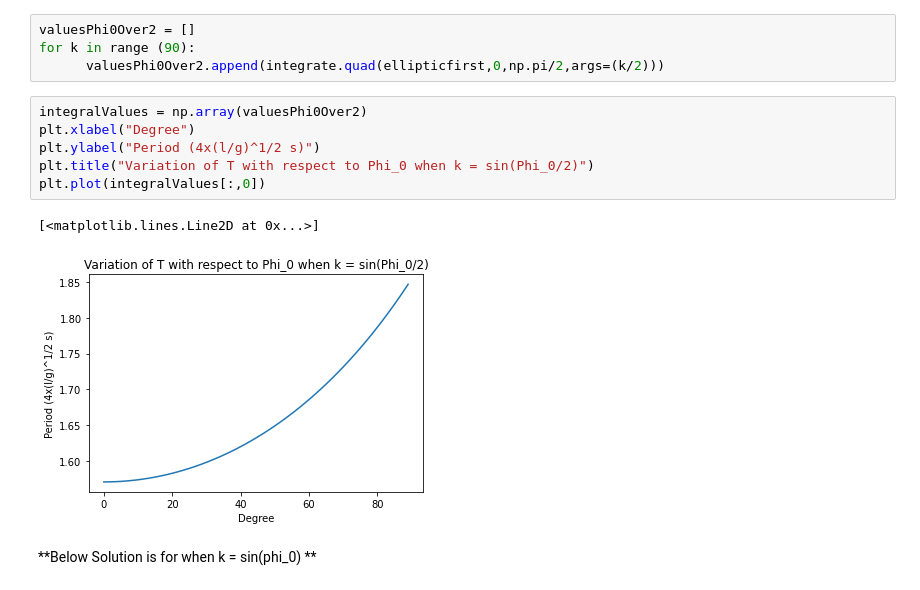
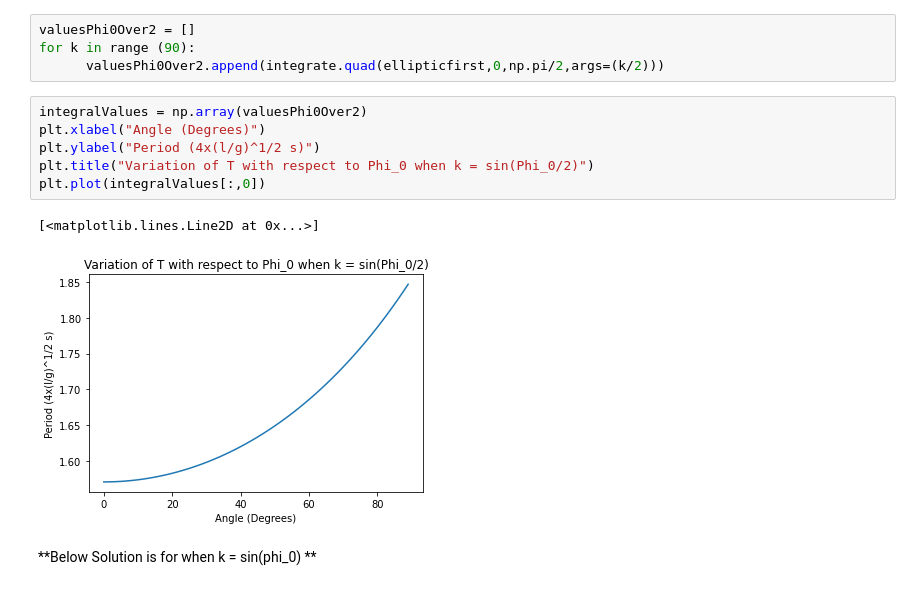
Before and after one commit to CalciumNitrade/Numerical-Solutions-of-Some-Physics-Problems, a Jupyter notebook: EllipticIntegralofFirstKind.ipynb, the cells around one changed output. Cells and saved outputs as stored; diff of their text form.

```diff
--- a/EllipticIntegralofFirstKind.ipynb
+++ b/EllipticIntegralofFirstKind.ipynb
@@ -22,13 +22,13 @@ for k in range (90):
       valuesPhi0Over2.append(integrate.quad(ellipticfirst,0,np.pi/2,args=(k/2)))
 # %%
 integralValues = np.array(valuesPhi0Over2)
-plt.xlabel("Degree")
+plt.xlabel("Angle (Degrees)")
 plt.ylabel("Period (4x(l/g)^1/2 s)")
 plt.title("Variation of T with respect to Phi_0 when k = sin(Phi_0/2)")
 plt.plot(integralValues[:,0])
 # %% [output]
 [<matplotlib.lines.Line2D at 0x...>]
-[figure, old version]
+[figure, new version]
 # %% [markdown]
 **Below Solution is for when k = sin(phi_0) **
 # %%
```
Also changed, not shown: parts of 1 cell of this notebook.
